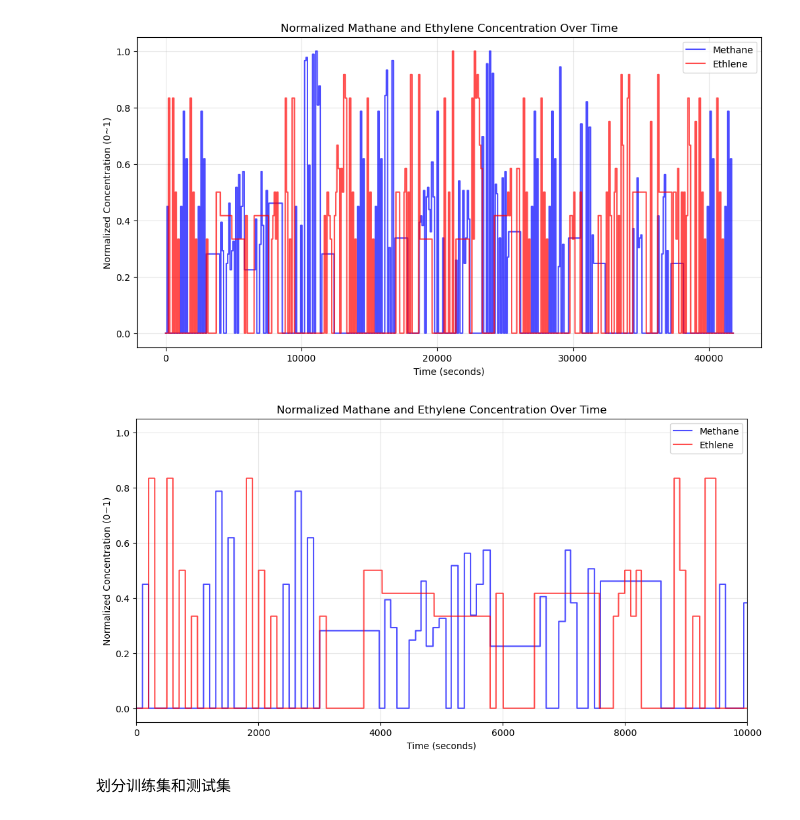
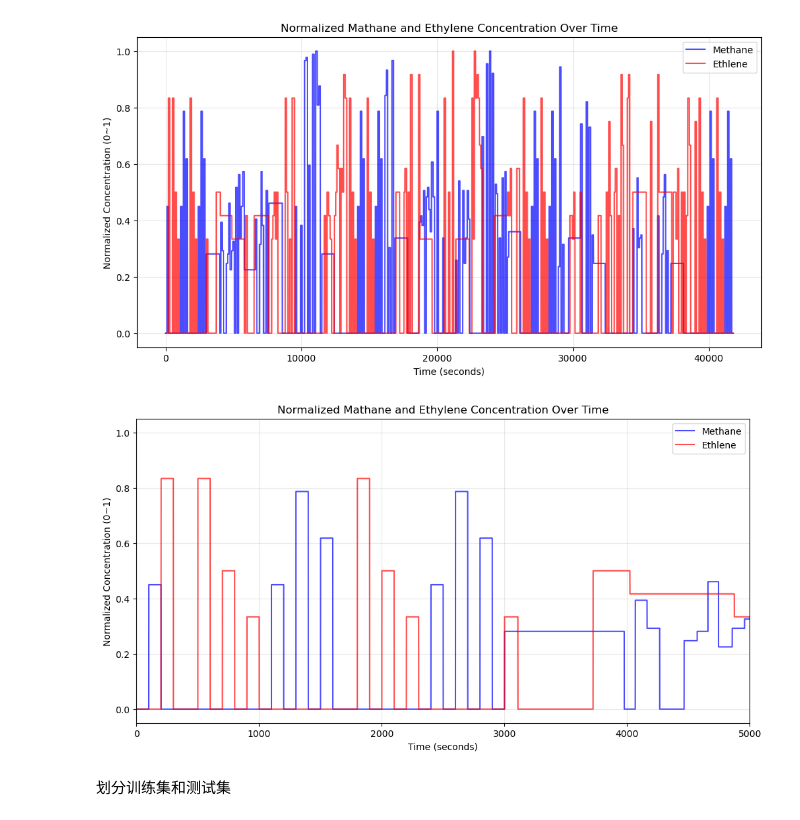
Before and after one commit to LGL-Incresense/GasSensorArray, a Jupyter notebook: Gas-sensor-array-under-dynamic-gas-mixtures/GAS_ML.ipynb, the cells around one changed output. Saved outputs shown, nothing was run; the diff lists cells and outputs as text; code cells hidden in the pictures.

```diff
--- a/Gas-sensor-array-under-dynamic-gas-mixtures/GAS_ML.ipynb
+++ b/Gas-sensor-array-under-dynamic-gas-mixtures/GAS_ML.ipynb
@@ -301,16 +301,16 @@ plt.show()
 # %%
 plt.figure(figsize=(12, 6))
 plt.plot(df['Time'], scaled_data[:, 0], label='Methane', color='blue', alpha=0.7) # 取首列数据
 plt.plot(df['Time'], scaled_data[:, 1], label='Ethlene', color='red', alpha=0.7)
-plt.axis(xmin=0, xmax=10000)
+plt.axis(xmin=0, xmax=5000)
 plt.legend(loc='upper right')
 plt.xlabel('Time (seconds)')
 plt.ylabel('Normalized Concentration (0~1)')
 plt.title('Normalized Mathane and Ethylene Concentration Over Time')
 plt.grid(True, alpha=0.3) # 添加网格线
 plt.show()
 # %% [output]
-[figure, old version]
+[figure, new version]
 # %% [markdown]
 划分训练集和测试集
 # %%
```
Also changed, not shown: parts of 29 cells of this notebook.
